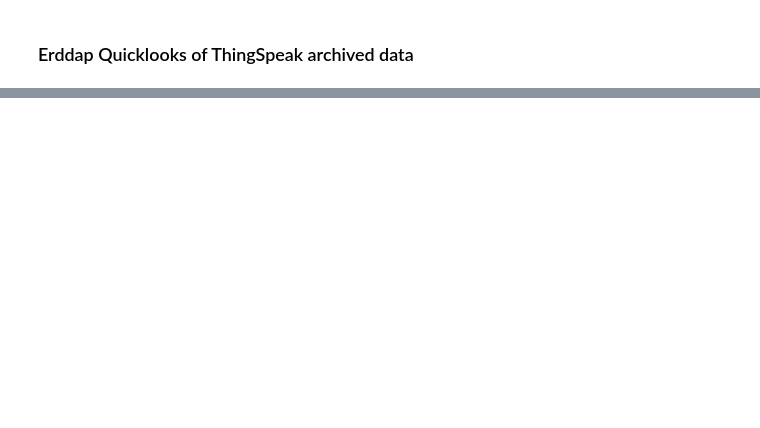
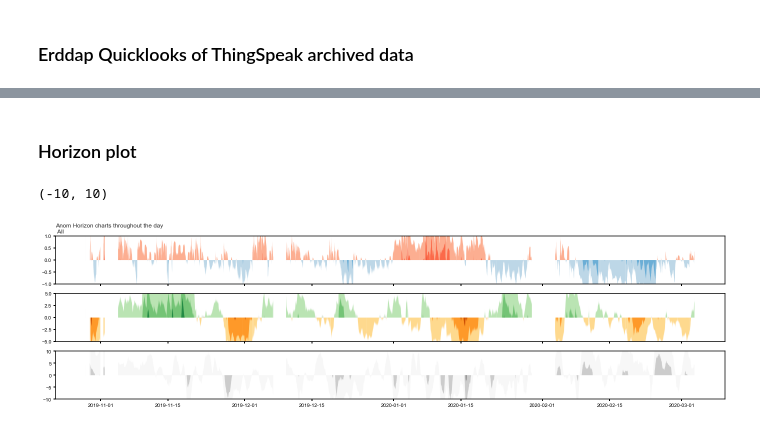
Before and after one commit to NOAA-PMEL/EcoFOCI_Jupyter_Notebooks, a Jupyter notebook: ThingSpeak_Wx/ArduinoTest.ipynb, the cells around one changed output, grey strips where cells are left out. Saved outputs shown, nothing was run; the diff lists cells and outputs as text; code cells hidden in the pictures; blank space fills up the shorter version.

```diff
--- a/ThingSpeak_Wx/ArduinoTest.ipynb
+++ b/ThingSpeak_Wx/ArduinoTest.ipynb
@@ -312,0 +410,37 @@ daily_summary.style.apply(highlight_max).apply(highlight_min).format("{:.2f}")
+# %% [markdown]
+### Horizon plot
+# %%
+df=df.resample('T').mean()
+anom = df['Temp']-df['Temp'].mean()
+
+fig, (ax1,ax2,ax3) = plt.subplots(3,1,sharex='col',figsize=(24,6))
+ax1.set_title('Anom Horizon charts throughout the day \n All ',loc='left')
+
+ax1.fill_between(df.index.values,anom,where=anom>0,facecolor='#fcae91')
+ax1.fill_between(df.index.values,anom-1,where=anom>1,facecolor='#fb6a4a')
+ax1.fill_between(df.index.values,anom-2,where=anom>2,facecolor='#cb181d')
+ax1.fill_between(df.index.values,anom,where=anom<0,facecolor='#bdd7e7')
+ax1.fill_between(df.index.values,anom+1,where=anom<-1,facecolor='#6baed6')
+ax1.fill_between(df.index.values,anom+2,where=anom<-2,facecolor='#2171b5')
+ax1.set_ylim([-1,1])
+
+anom = df['RH_Percent']-df['RH_Percent'].mean()
+ax2.fill_between(df.index.values,anom,where=anom>0,facecolor='#bae4b3')
+ax2.fill_between(df.index.values,anom-5,where=anom>5,facecolor='#74c476')
+ax2.fill_between(df.index.values,anom-10,where=anom>10,facecolor='#238b45')
+ax2.fill_between(df.index.values,anom,where=anom<0,facecolor='#fed98e')
+ax2.fill_between(df.index.values,anom+5,where=anom<-5,facecolor='#fe9929')
+ax2.fill_between(df.index.values,anom+10,where=anom<-10,facecolor='#cc4c02')
+ax2.set_ylim([-5,5])
+
+anom = (df['SLP']-df['SLP'].mean())/100
+ax3.fill_between(df.index.values,anom,where=anom>0,facecolor='#f7f7f7')
+ax3.fill_between(df.index.values,anom-10,where=anom>10,facecolor='#cccccc')
+ax3.fill_between(df.index.values,anom-20,where=anom>20,facecolor='#969696')
+ax3.fill_between(df.index.values,anom,where=anom<0,facecolor='#f7f7f7')
+ax3.fill_between(df.index.values,anom+10,where=anom<-10,facecolor='#cccccc')
+ax3.fill_between(df.index.values,anom+20,where=anom<-20,facecolor='#969696')
+ax3.set_ylim([-10,10])
+# %% [output]
+(-10, 10)
+[figure, added]
```
Also changed, not shown: parts of 15 cells of this notebook, 2 other files.
